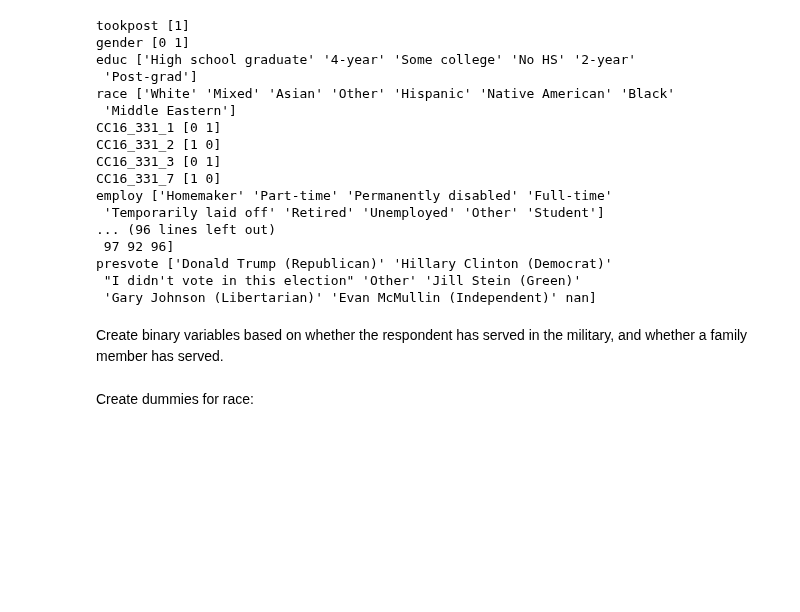
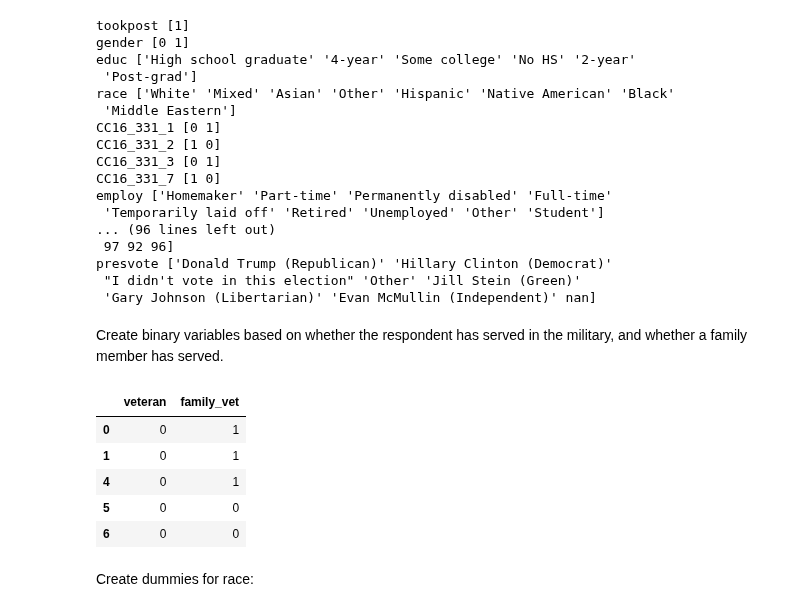
Before and after one commit to joshyou/springboard, a Jupyter notebook: Project 2/Capstone 2 wrangling.ipynb, the cells around one changed output. Drawn from its saved outputs; the diff is of its cells as text; code cells hidden in the pictures; blank space fills up the shorter version.

```diff
--- a/Project 2/Capstone 2 wrangling.ipynb
+++ b/Project 2/Capstone 2 wrangling.ipynb
@@ -724,3 +724,12 @@ df['family_vet'] = (df['milstat_2'] == 1) | (df['milstat_4'] == 1).astype(int)
+# %%
+df[['veteran', 'family_vet']].head(5)
+# %% [output]
+|  | veteran | family_vet |
+| 0 | 0 | 1 |
+| 1 | 0 | 1 |
+| 4 | 0 | 1 |
+| 5 | 0 | 0 |
+| 6 | 0 | 0 |
 # %%
 df.drop(['milstat_1', 'milstat_2', 'milstat_3', 'milstat_4'], axis = 1, inplace = True)
 # %% [markdown]
```
Also changed, not shown: parts of 8 cells of this notebook, 2 other files.
